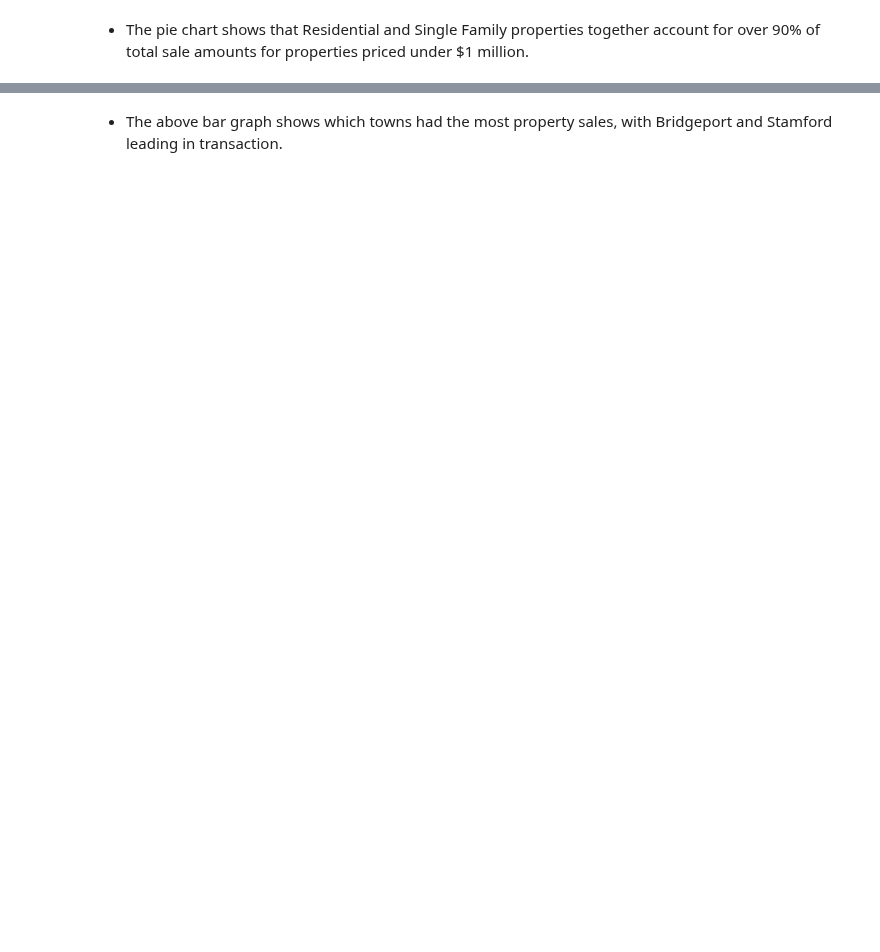
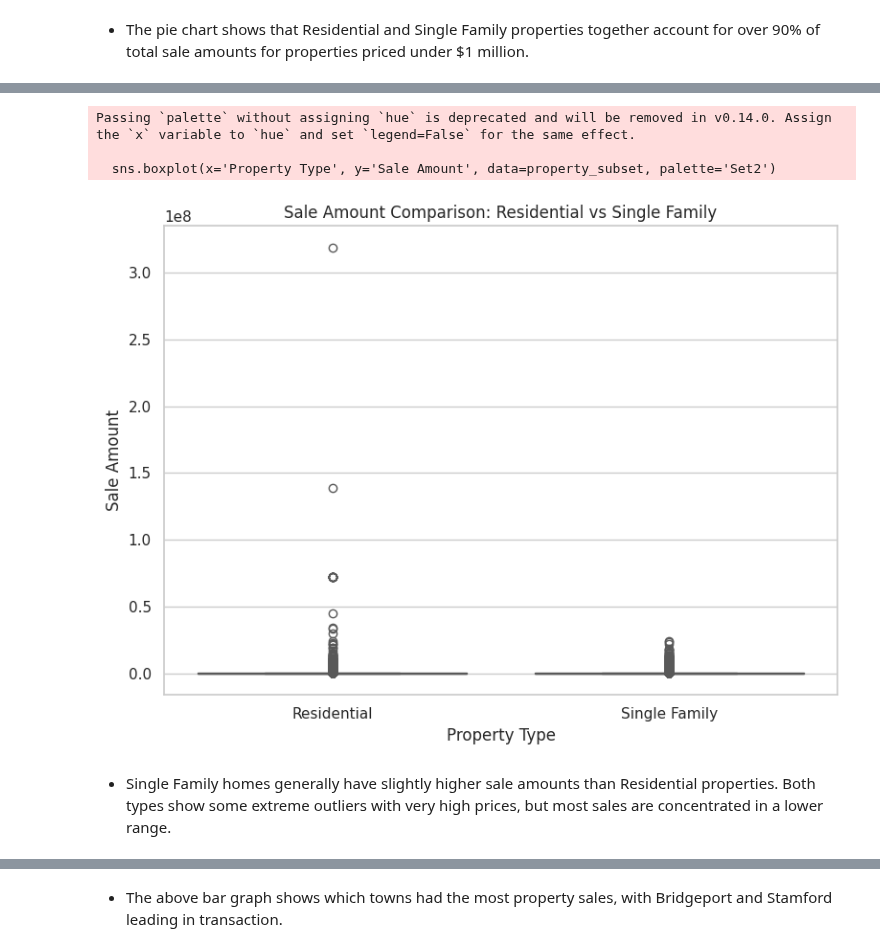
Before and after one commit to kthanikonda/DataWithPython, a Jupyter notebook: Copy_of_Real_Estate_Project_3.ipynb, the cells around one changed output, grey strips where cells are left out. Cells and saved outputs as stored; diff of their text form; code cells hidden in the pictures; blank space fills up the shorter version.

```diff
--- a/Copy_of_Real_Estate_Project_3.ipynb
+++ b/Copy_of_Real_Estate_Project_3.ipynb
@@ -653,0 +785,18 @@ plt.show()
+# %%
+
+property_subset = real_estate_df[real_estate_df['Property Type'].isin(['Residential', 'Single Family'])]
+
+plt.figure(figsize=(8, 6))
+sns.boxplot(x='Property Type', y='Sale Amount', data=property_subset, palette='Set2')
+plt.title('Sale Amount Comparison: Residential vs Single Family')
+plt.xlabel('Property Type')
+plt.ylabel('Sale Amount')
+plt.tight_layout()
+plt.show()
+# %% [output]
+Passing `palette` without assigning `hue` is deprecated and will be removed in v0.14.0. Assign the `x` variable to `hue` and set `legend=False` for the same effect.
+
+  sns.boxplot(x='Property Type', y='Sale Amount', data=property_subset, palette='Set2')
+[figure, added]
+# %% [markdown]
+* Single Family homes generally have slightly higher sale amounts than Residential properties. Both types show some extreme outliers with very high prices, but most sales are concentrated in a lower range.
```
Also changed, not shown: parts of 61 cells of this notebook.
